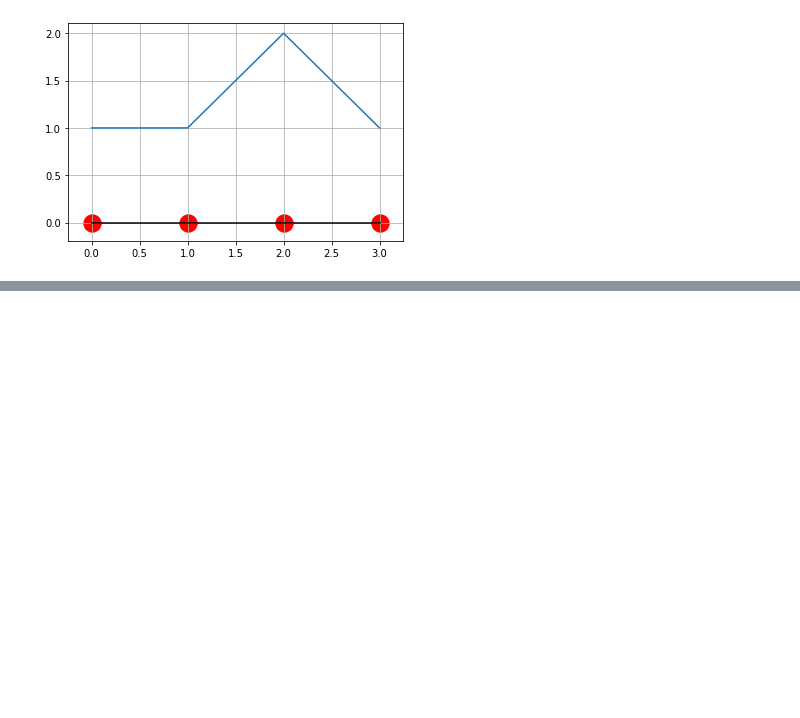
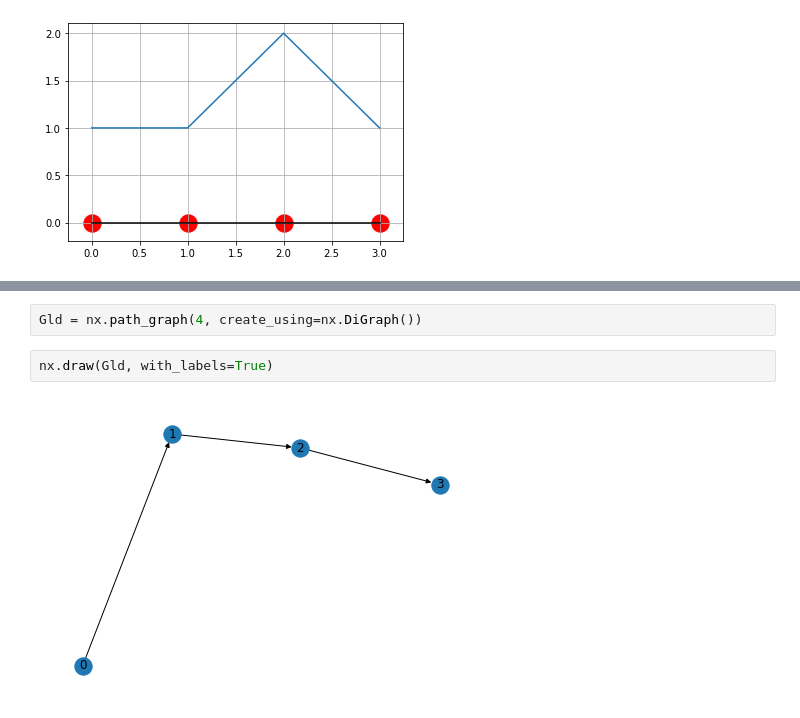
Before and after one commit to GAnagno/Social-Web, a Jupyter notebook: Linear Algebra for Graphs.ipynb, the cells around one changed output, grey strips where cells are left out. Drawn from its saved outputs; the diff is of its cells as text; blank space fills up the shorter version.

```diff
--- a/Linear Algebra for Graphs.ipynb
+++ b/Linear Algebra for Graphs.ipynb
@@ -69,0 +106,6 @@ plt.grid()
+# %%
+Gld = nx.path_graph(4, create_using=nx.DiGraph())
+# %%
+nx.draw(Gld, with_labels=True)
+# %% [output]
+[figure, added]
```
Also changed, not shown: parts of 28 cells of this notebook.
